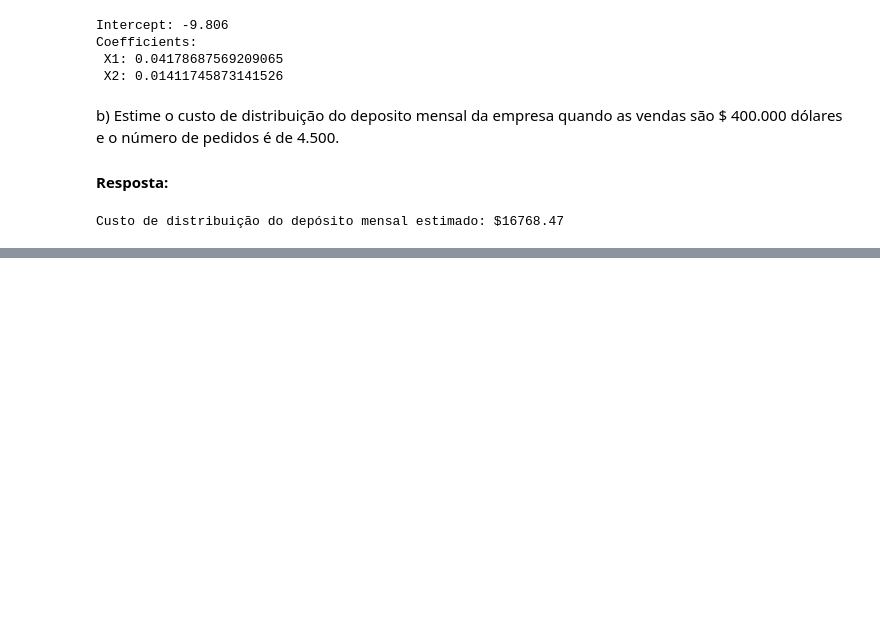
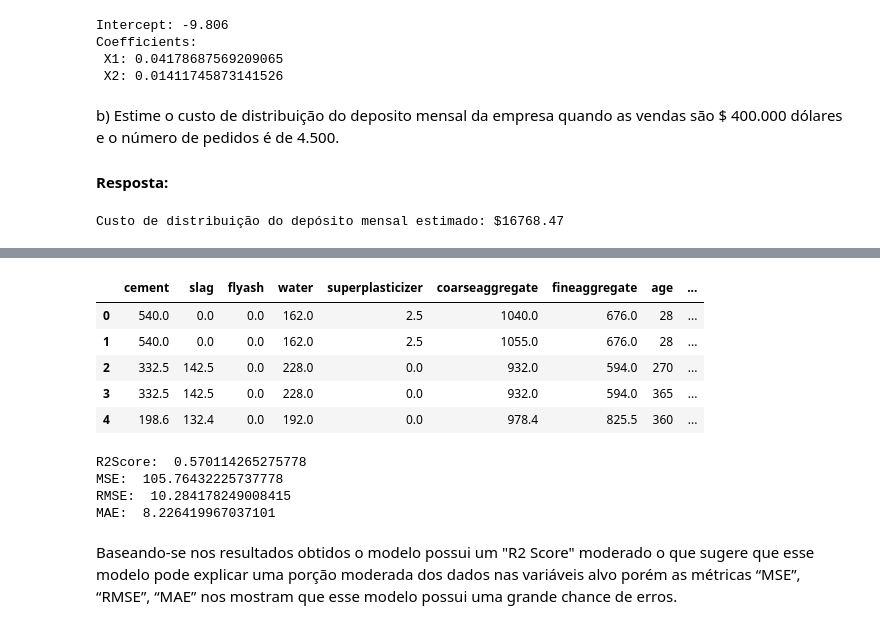
Before and after one commit to lucioew28/avaliacao_c2_a2_adac, a Jupyter notebook: regressao_linear.ipynb, the cells around one changed output, grey strips where cells are left out. Cells and saved outputs as stored; diff of their text form; code cells hidden in the pictures; blank space fills up the shorter version.

```diff
--- a/regressao_linear.ipynb
+++ b/regressao_linear.ipynb
@@ -434,0 +567,11 @@ Custo de distribuição do depósito mensal estimado: $16768.47
+# %%
+exe8_data = pd.read_csv('./data/concrete_data_yeh.csv')
+df_exe8 = pd.DataFrame(exe8_data)
+df_exe8.head()
+# %% [output]
+|  | cement | slag | flyash | water | superplasticizer | coarseaggregate | fineaggregate | age | ... |
+| 0 | 540.0 | 0.0 | 0.0 | 162.0 | 2.5 | 1040.0 | 676.0 | 28 | ... |
+| 1 | 540.0 | 0.0 | 0.0 | 162.0 | 2.5 | 1055.0 | 676.0 | 28 | ... |
+| 2 | 332.5 | 142.5 | 0.0 | 228.0 | 0.0 | 932.0 | 594.0 | 270 | ... |
+| 3 | 332.5 | 142.5 | 0.0 | 228.0 | 0.0 | 932.0 | 594.0 | 365 | ... |
+| 4 | 198.6 | 132.4 | 0.0 | 192.0 | 0.0 | 978.4 | 825.5 | 360 | ... |
@@ -434,0 +592,18 @@ Custo de distribuição do depósito mensal estimado: $16768.47
+# %%
+linearR2Score = r2_score(exe8_y_test, yl_ts_pred)
+linearMSE = mean_squared_error(exe8_y_test, yl_ts_pred)
+linearRMSE = np.sqrt(linearMSE)
+linearMAE = mean_absolute_error(exe8_y_test, yl_ts_pred)
+
+print("R2Score: ", linearR2Score)
+print("MSE: ", linearMSE)
+print("RMSE: ", linearRMSE)
+print("MAE: ", linearMAE)
+# %% [output]
+R2Score:  0.570114265275778
+MSE:  105.76432225737778
+RMSE:  10.284178249008415
+MAE:  8.226419967037101
+# %% [markdown]
+<p>Baseando-se nos resultados obtidos o modelo possui um "R2 Score" moderado o que sugere que esse modelo pode explicar uma porção moderada dos dados nas variáveis alvo porém as métricas  “MSE”, “RMSE”, “MAE” nos mostram que esse modelo possui uma grande chance de erros.
+</p>
```
Also changed, not shown: parts of 17 cells of this notebook, 3 other files.
